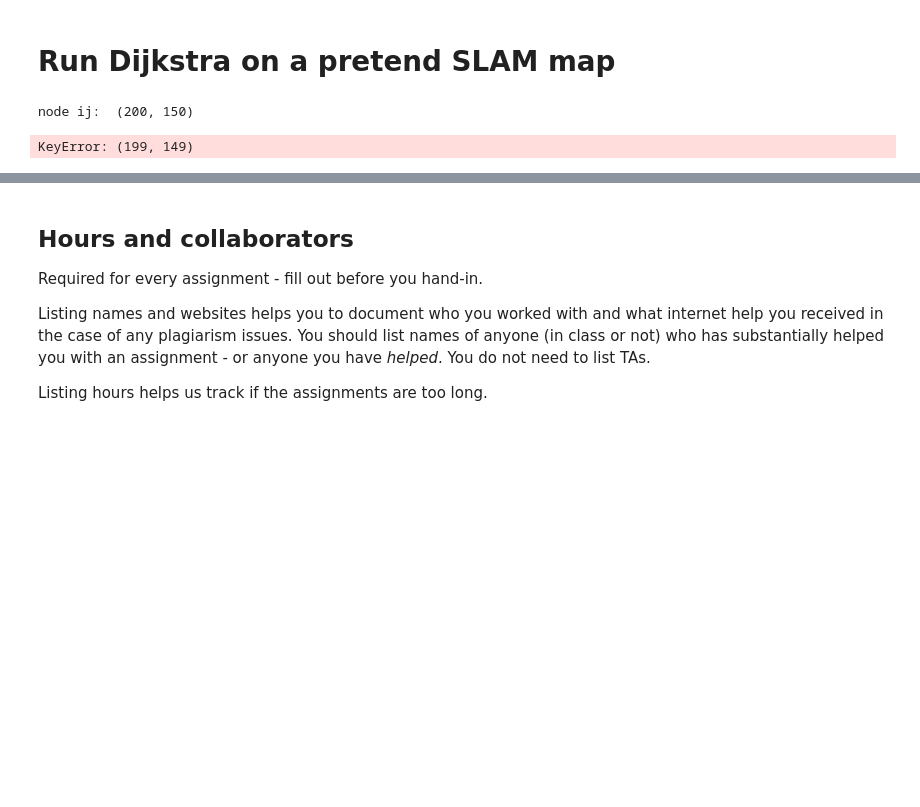
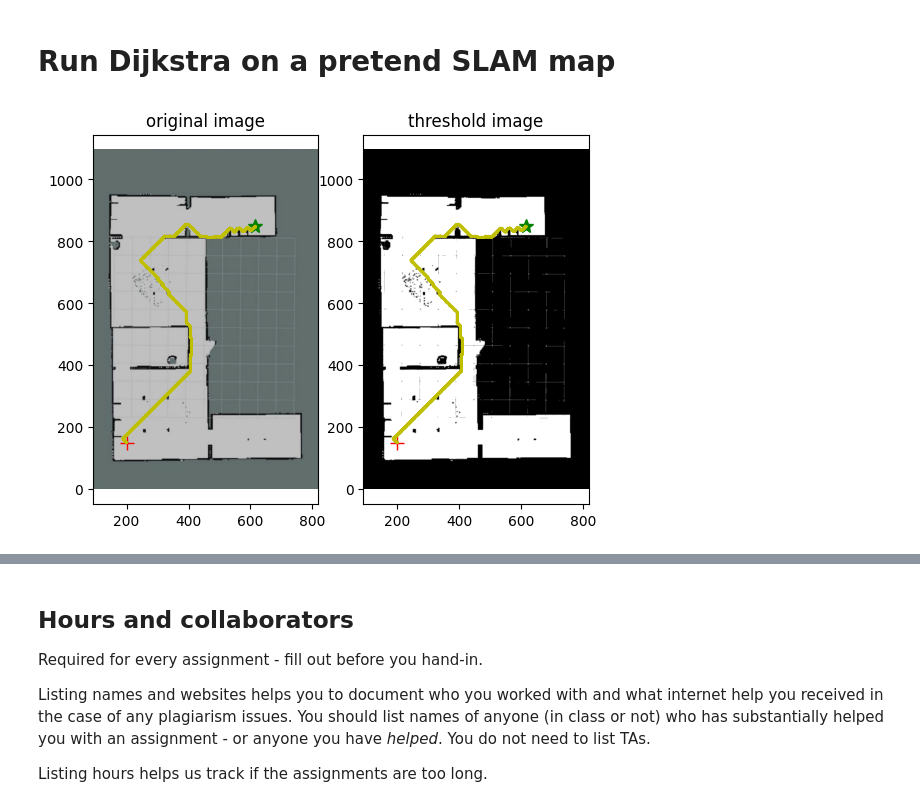
Before and after one commit to Leopold-Klotz/ROB456, a Jupyter notebook: labs_and_final_project/dijkstra.ipynb, the cells around one changed output, grey strips where cells are left out. Drawn from its saved outputs; the diff is of its cells as text; code cells hidden in the pictures; blank space fills up the shorter version.

```diff
--- a/labs_and_final_project/dijkstra.ipynb
+++ b/labs_and_final_project/dijkstra.ipynb
@@ -44,25 +44,24 @@ from path_planning import convert_image, dijkstra, plot_with_path, open_image
 # %%
 # Opens and threshold the SLAM map image
 im, im_thresh = open_image("SLAM_map.png")
 
 robot_start_loc = (200, 150)
 # Closer one to try - change this after it works...
-robot_goal_loc = (315, 250)
-#robot_goal_loc = (615, 850)
+# robot_goal_loc = (315, 250)
+robot_goal_loc = (615, 850)
 zoom = 0.8
 
 """
 print(f"Image shape {im_thresh.shape}")
 for i in range(0, im_thresh.shape[1]-1):
     for j in range(0, im_thresh.shape[0]-1):
         if is_free(im_thresh, (i, j)):
             print(f"Free {i} {j}")
 """
 path = dijkstra(im_thresh, robot_start_loc, robot_goal_loc)
 plot_with_path(im, im_thresh, zoom=zoom, robot_loc=robot_start_loc, goal_loc=robot_goal_loc, path=path)
 # %% [output]
-node ij:  (200, 150)
-KeyError: (199, 149)
+[figure, added]
 # %%
 # Opens and threshold a real SLAM map image
 im, im_thresh = open_image("map.pgm")
```
Also changed, not shown: parts of 4 cells of this notebook, 1 other file.
